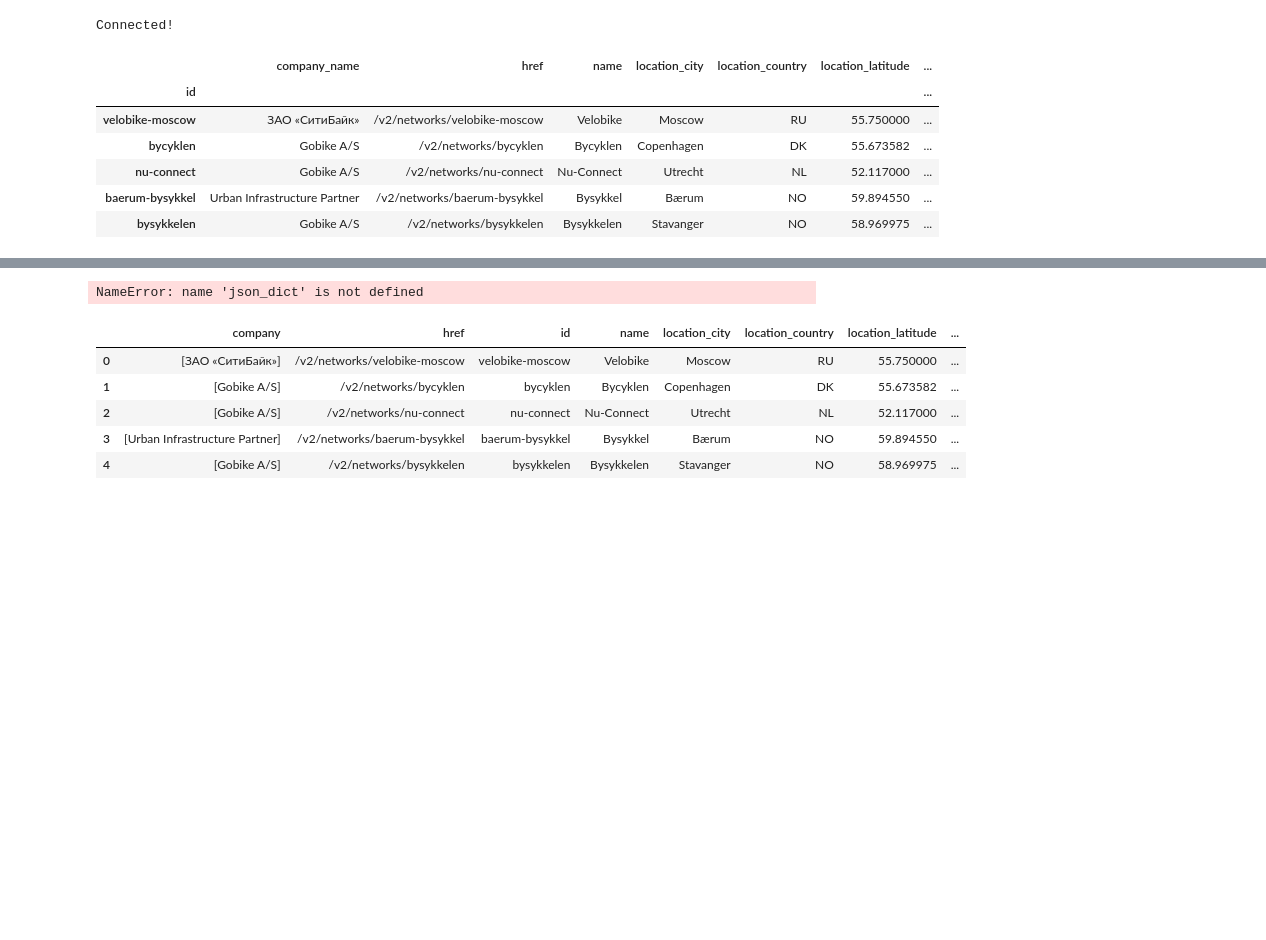
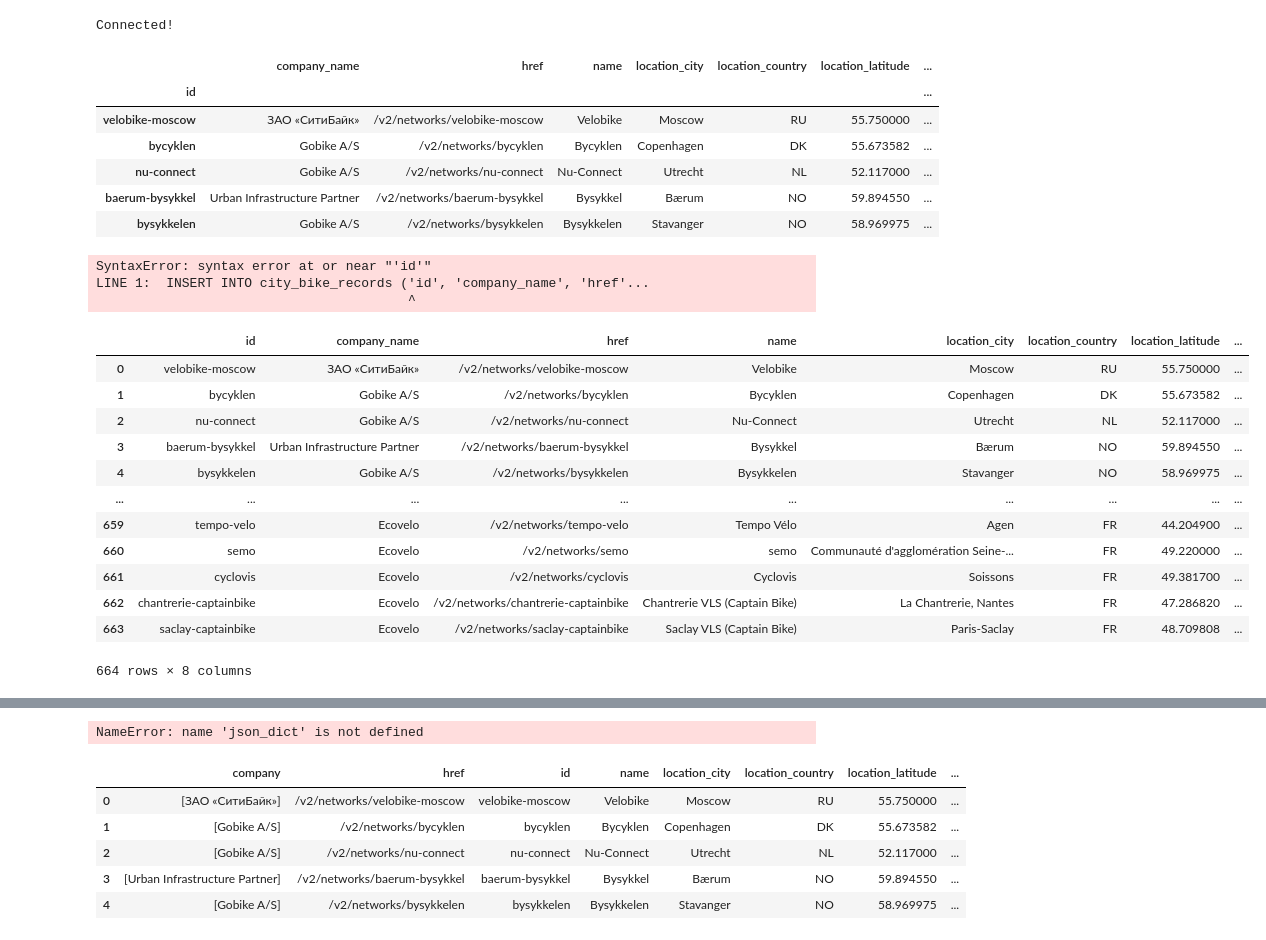
Before and after one commit to originalugo/PDA-bike-store-sales, a Jupyter notebook: reading files from an api.ipynb, the cells around one changed output, grey strips where cells are left out. Cells and saved outputs as stored; diff of their text form; code cells hidden in the pictures; blank space fills up the shorter version.

```diff
--- a/reading files from an api.ipynb
+++ b/reading files from an api.ipynb
@@ -346,3 +329,5 @@ citybike_records
+# %%
+citybike_records.reset_index(inplace= True)
 # %%
 s = pd.DataFrame({'Q': [3, 4, 6,10]})
 s.aggregate('max')
@@ -374,0 +385,36 @@ def connect_to_db(host_name, dbname, port, username, password):
+# %%
+# update row if id exists
+def update_row(cursor, id, company_name, href, name, location_city, location_country,
+                        location_latitude, location_longitude):
+    query = (""" UPDATE city_bike_records
+                SET id = %s,
+                    company_name = %s,
+                    href = %s,
+                    name = %s,
+                    location_city = %s,
+                    location_country = %s,
+                    location_latitude = %s,
+                    location_longitude = %s
+                WHERE id = %s;
+
+    """)
+
+    vars_to_update = (id, company_name, href, name, location_city, location_country,
+                            location_latitude, location_longitude)
+    cursor.execute(query, vars_to_update)
+# %%
+def update_db(cursor,df):
+    # we are building a temp df tmp_df to hold tempoary info that does not already exist in the city_bike_records db.
+    # This info is to be inserted into the db
+    tmp_df = pd.DataFrame(columns = ['id', 'company_name', 'href', 'name', 'location_city', 'location_country',
+                                'location_latitude', 'location_longitude'])
+
+    # let's loop through the citybike_records df to check the existence of a record
+    for i, row in citybike_records.iterrows():
+        if check_if_id_exists(cursor, row['id']):
+            update_row(cursor, row['id'], row['company_name'], row['href'], row['name'], row['location_city'], row['location_country'],
+            row['location_latitude'], row['location_longitude'])
+        else:
+            tmp_df = tmp_df.append(row)
+
+    return tmp_df
@@ -411,8 +460,32 @@ def create_table(curr):
 cursor = conn.cursor()
 # %%
 create_table(cursor)
+# %%
+new_bike_df = update_db(cursor, df)
+# %%
+append_from_df_to_db(cursor, new_bike_df)
+# %% [output]
+SyntaxError: syntax error at or near "'id'"
+LINE 1:  INSERT INTO city_bike_records ('id', 'company_name', 'href'...
+                                        ^
 # %%
 conn.commit()
+# %%
+new_bike_df
+# %% [output]
+|  | id | company_name | href | name | location_city | location_country | location_latitude | ... |
+| 0 | velobike-moscow | ЗАО «СитиБайк» | /v2/networks/velobike-moscow | Velobike | Moscow | RU | 55.750000 | ... |
+| 1 | bycyklen | Gobike A/S | /v2/networks/bycyklen | Bycyklen | Copenhagen | DK | 55.673582 | ... |
+| 2 | nu-connect | Gobike A/S | /v2/networks/nu-connect | Nu-Connect | Utrecht | NL | 52.117000 | ... |
+| 3 | baerum-bysykkel | Urban Infrastructure Partner | /v2/networks/baerum-bysykkel | Bysykkel | Bærum | NO | 59.894550 | ... |
+| 4 | bysykkelen | Gobike A/S | /v2/networks/bysykkelen | Bysykkelen | Stavanger | NO | 58.969975 | ... |
+| ... | ... | ... | ... | ... | ... | ... | ... | ... |
+| 659 | tempo-velo | Ecovelo | /v2/networks/tempo-velo | Tempo Vélo | Agen | FR | 44.204900 | ... |
+| 660 | semo | Ecovelo | /v2/networks/semo | semo | Communauté d'agglomération Seine-... | FR | 49.220000 | ... |
+| 661 | cyclovis | Ecovelo | /v2/networks/cyclovis | Cyclovis | Soissons | FR | 49.381700 | ... |
+| 662 | chantrerie-captainbike | Ecovelo | /v2/networks/chantrerie-captainbike | Chantrerie VLS (Captain Bike) | La Chantrerie, Nantes | FR | 47.286820 | ... |
+| 663 | saclay-captainbike | Ecovelo | /v2/networks/saclay-captainbike | Saclay VLS (Captain Bike) | Paris-Saclay | FR | 48.709808 | ... |
+664 rows × 8 columns
 # %% [markdown]
 ![green-divider](https://user-images.githubusercontent.com/7065401/52071924-c003ad80-2562-11e9-8297-1c6595f8a7ff.png)
 
```
Also changed, not shown: parts of 7 cells of this notebook.
